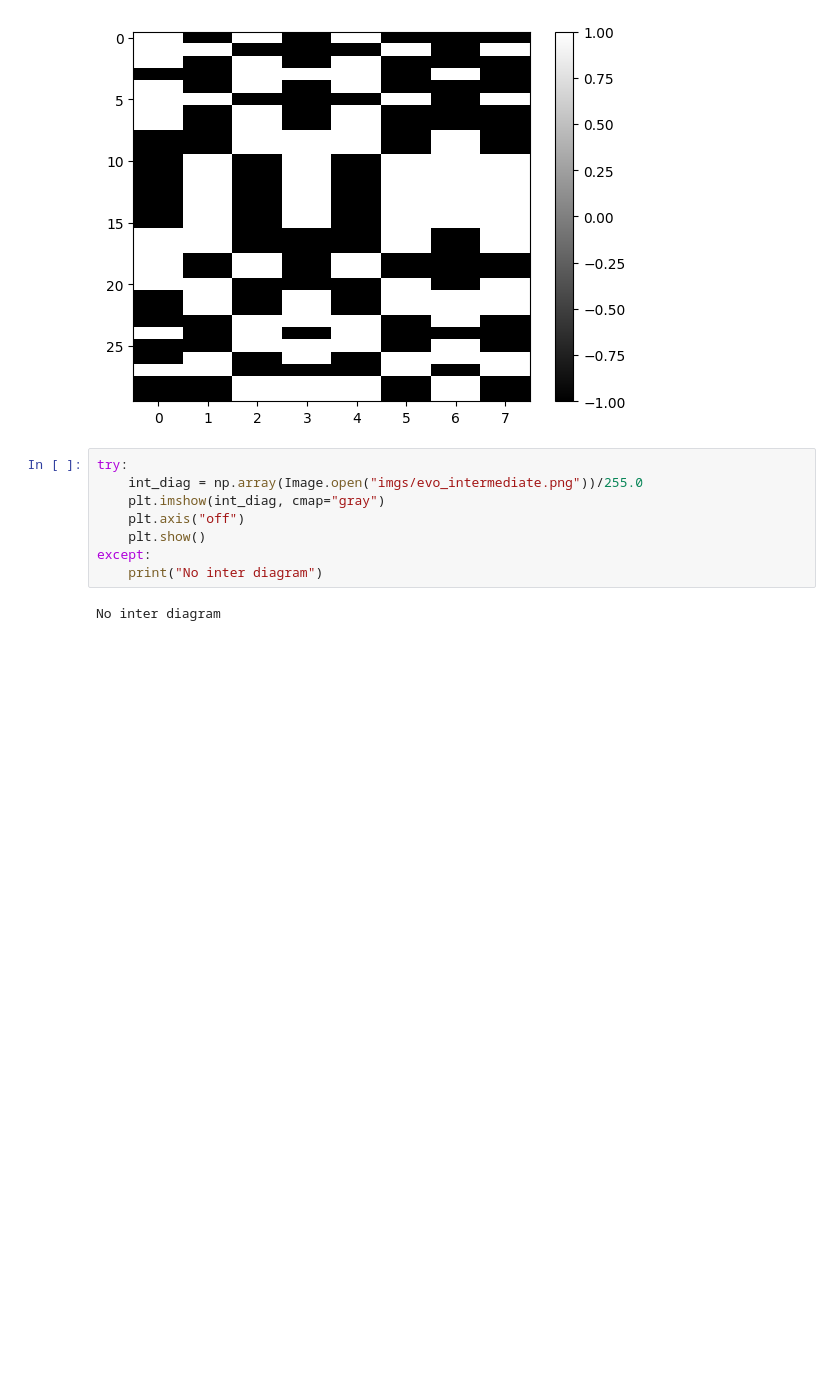
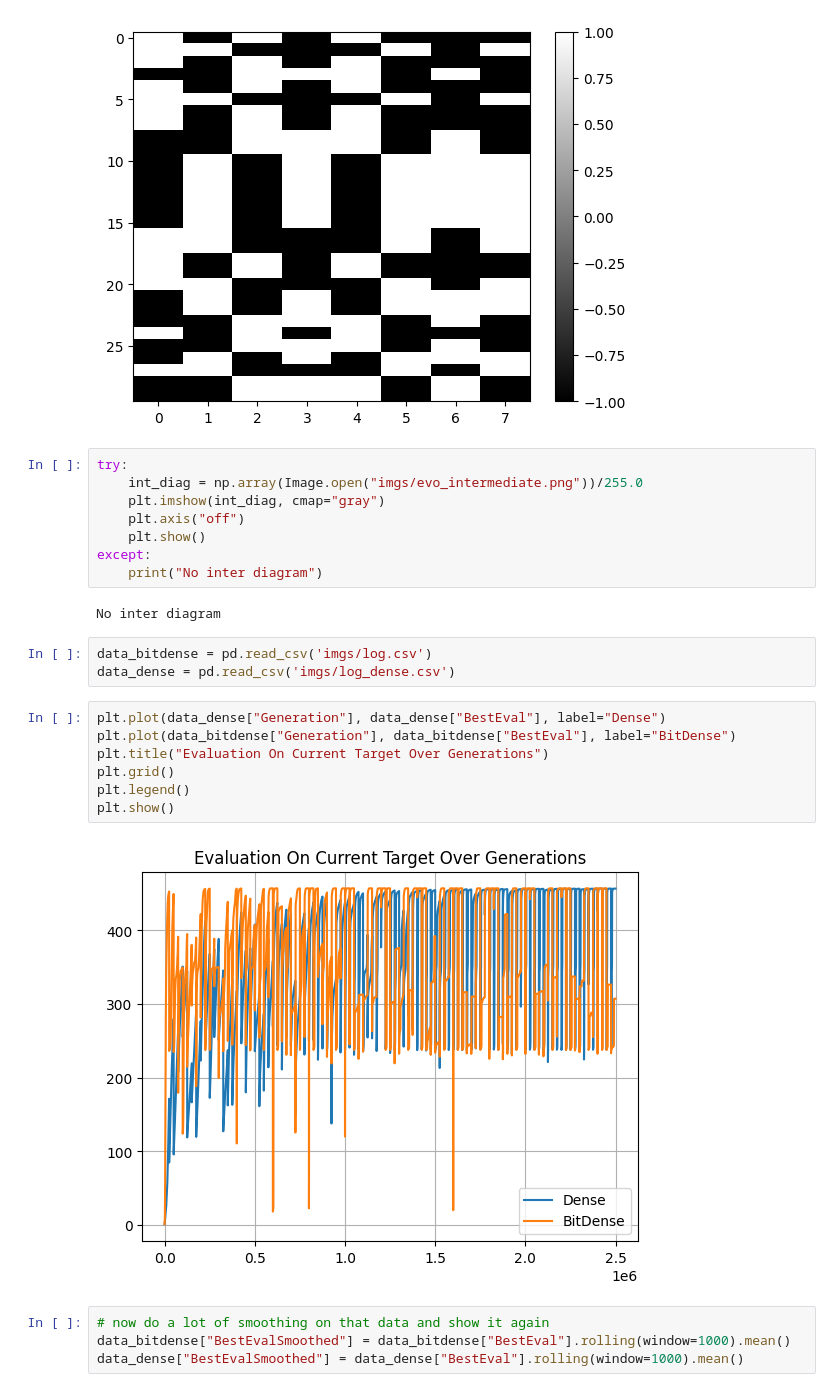
Before and after one commit to JoshPattman/evo-diffusion, a Jupyter notebook: torch.ipynb, the cells around one changed output. Saved outputs shown, nothing was run; the diff lists cells and outputs as text; blank space fills up the shorter version.

```diff
--- a/torch.ipynb
+++ b/torch.ipynb
@@ -114,3 +114,19 @@ except:
     print("No inter diagram")
 # %% [output]
 No inter diagram
+# %%
+data_bitdense = pd.read_csv('imgs/log.csv')
+data_dense = pd.read_csv('imgs/log_dense.csv')
+# %%
+plt.plot(data_dense["Generation"], data_dense["BestEval"], label="Dense")
+plt.plot(data_bitdense["Generation"], data_bitdense["BestEval"], label="BitDense")
+plt.title("Evaluation On Current Target Over Generations")
+plt.grid()
+plt.legend()
+plt.show()
+# %% [output]
+[figure, added]
+# %%
+# now do a lot of smoothing on that data and show it again
+data_bitdense["BestEvalSmoothed"] = data_bitdense["BestEval"].rolling(window=1000).mean()
+data_dense["BestEvalSmoothed"] = data_dense["BestEval"].rolling(window=1000).mean()
```
Also changed, not shown: parts of 1 cell of this notebook, 7 other files.
